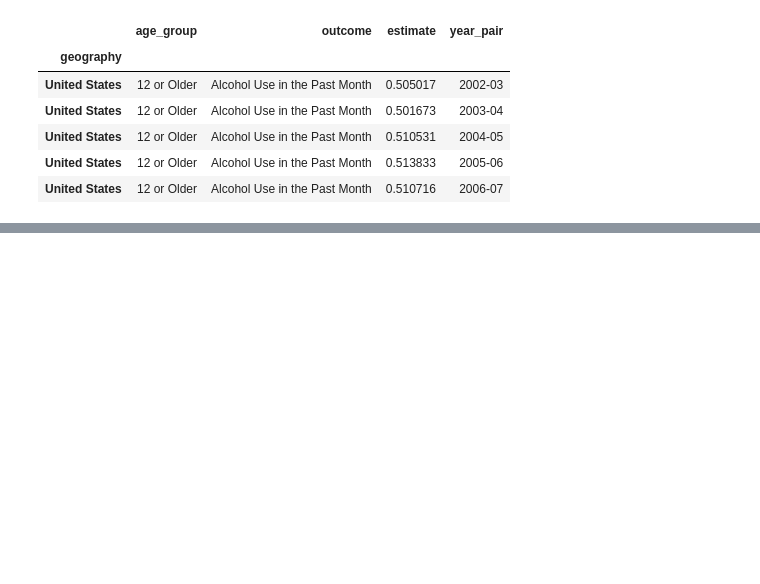
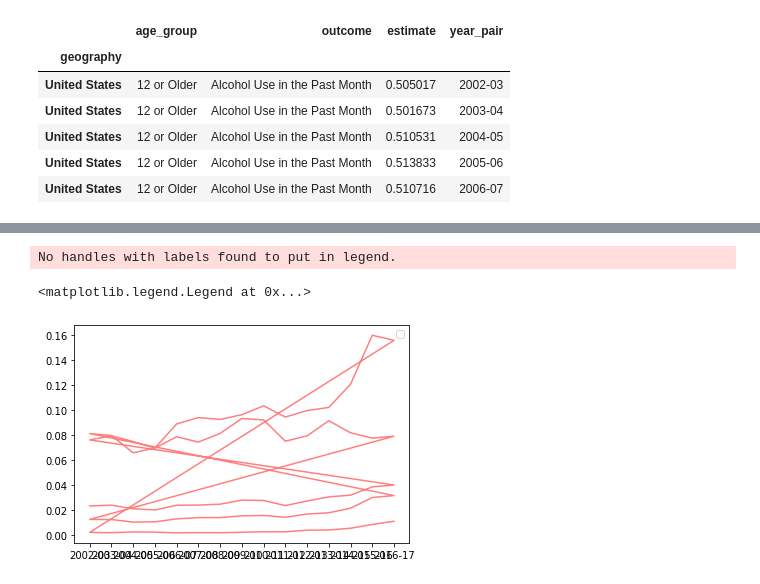
Before and after one commit to zdsteele/Project_1, a Jupyter notebook: Drug_Data_Years_Zach/Concatenated_df.ipynb, the cells around one changed output, grey strips where cells are left out. Drawn from its saved outputs; the diff is of its cells as text; code cells hidden in the pictures; blank space fills up the shorter version.

```diff
--- a/Drug_Data_Years_Zach/Concatenated_df.ipynb
+++ b/Drug_Data_Years_Zach/Concatenated_df.ipynb
@@ -170,0 +213,11 @@ USA_Alch_age12.drop_duplicates(subset='year_pair', keep="last").head()
+# %%
+# Graph for first time Using Marijuana in Colorado Based by Age.
+
+
+plt.plot(Colorado_First_Use_df["year_pair"], Colorado_First_Use_df["estimate"], color='r', alpha=0.5,)
+
+plt.legend()
+# %% [output]
+No handles with labels found to put in legend.
+<matplotlib.legend.Legend at 0x...>
+[figure, added]
```
Also changed, not shown: parts of 5 cells of this notebook, 1 other file.
